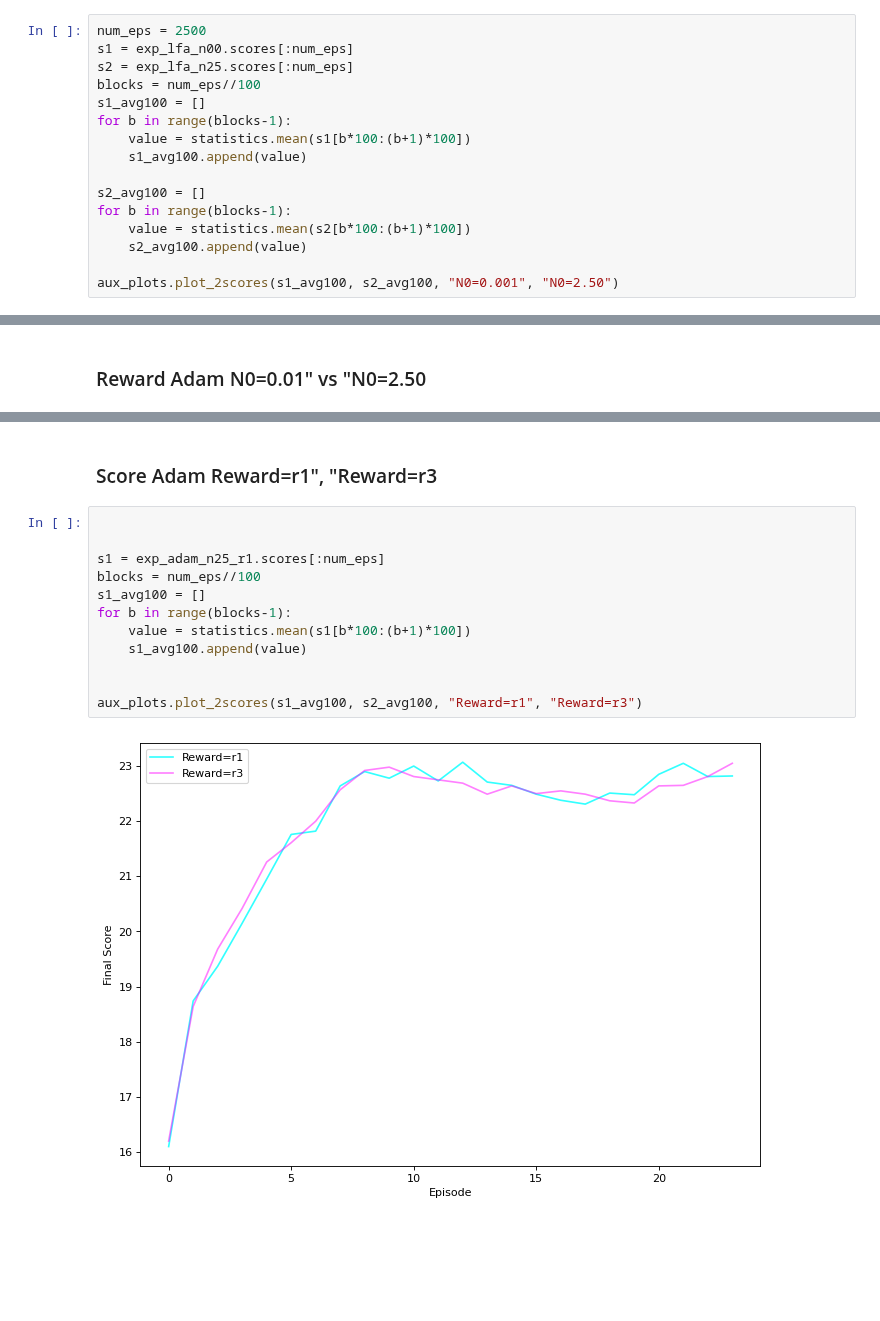
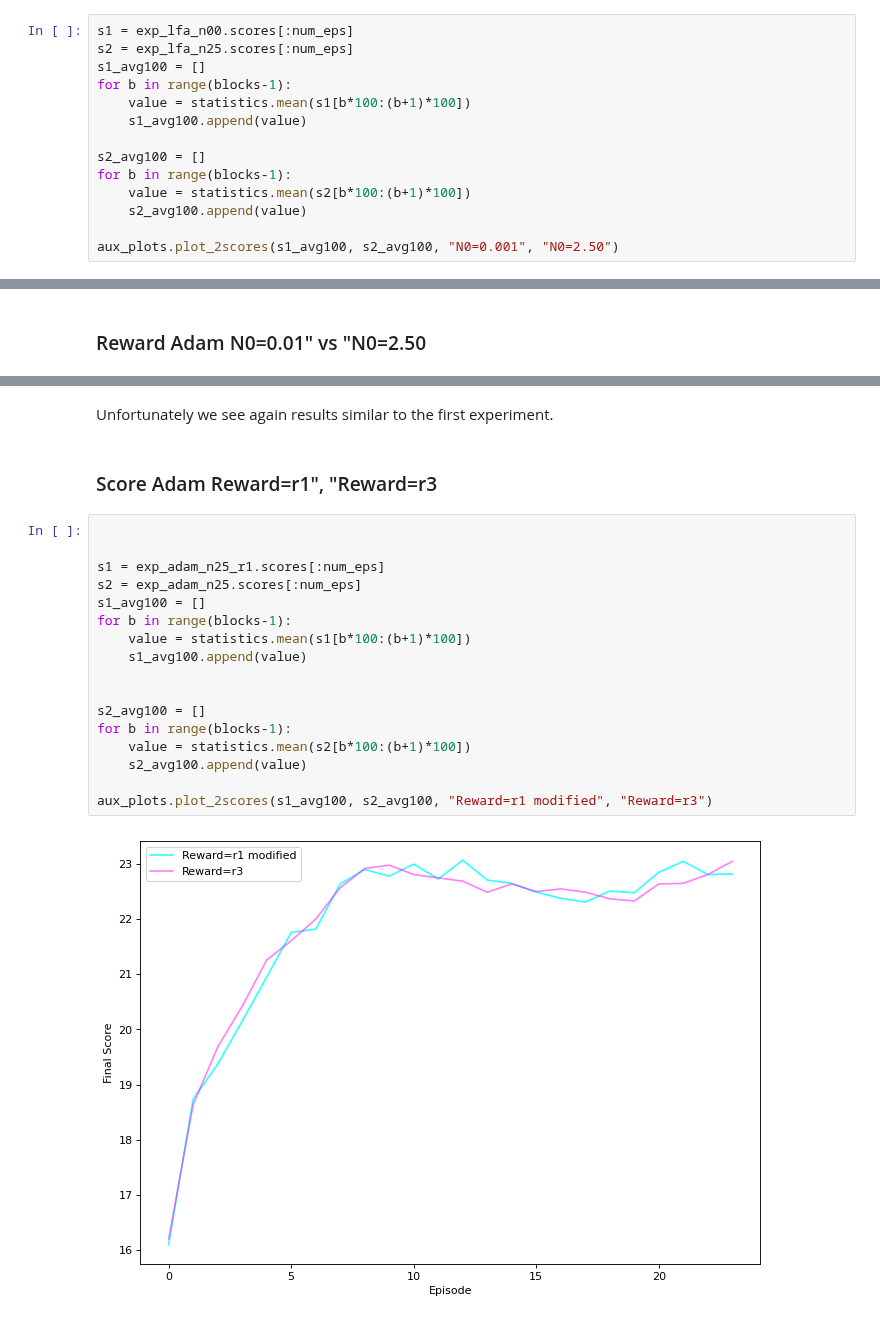
Before and after one commit to DionisiusMayr/FreewayGame, a Jupyter notebook: leonardo/plots.ipynb, the cells around one changed output, grey strips where cells are left out. Saved outputs shown, nothing was run; the diff lists cells and outputs as text; blank space fills up the shorter version.

```diff
--- a/leonardo/plots.ipynb
+++ b/leonardo/plots.ipynb
@@ -19,8 +32,6 @@ num_eps = 2500
 # %%
-num_eps = 2500
 s1 = exp_lfa_n00.scores[:num_eps]
 s2 = exp_lfa_n25.scores[:num_eps]
-blocks = num_eps//100
 s1_avg100 = []
 for b in range(blocks-1):
     value = statistics.mean(s1[b*100:(b+1)*100])
@@ -94,19 +123,26 @@ for b in range(blocks-1):
 aux_plots.plot_2rewards(s1_avg100, s2_avg100, "N0=0.01", "N0=2.50")
 # %% [output]
 [figure]
+# %% [markdown]
+Unfortunately we see again results similar to the first experiment.
 # %% [markdown]
 ### Score Adam Reward=r1", "Reward=r3
 # %%
 
 
 s1 = exp_adam_n25_r1.scores[:num_eps]
-blocks = num_eps//100
+s2 = exp_adam_n25.scores[:num_eps]
 s1_avg100 = []
 for b in range(blocks-1):
     value = statistics.mean(s1[b*100:(b+1)*100])
     s1_avg100.append(value)
 
 
-aux_plots.plot_2scores(s1_avg100, s2_avg100, "Reward=r1", "Reward=r3")
+s2_avg100 = []
+for b in range(blocks-1):
+    value = statistics.mean(s2[b*100:(b+1)*100])
+    s2_avg100.append(value)
+
+aux_plots.plot_2scores(s1_avg100, s2_avg100, "Reward=r1 modified", "Reward=r3")
 # %% [output]
-[figure, old version]
+[figure, new version]
```
Also changed, not shown: parts of 20 cells of this notebook, 3 other files.
